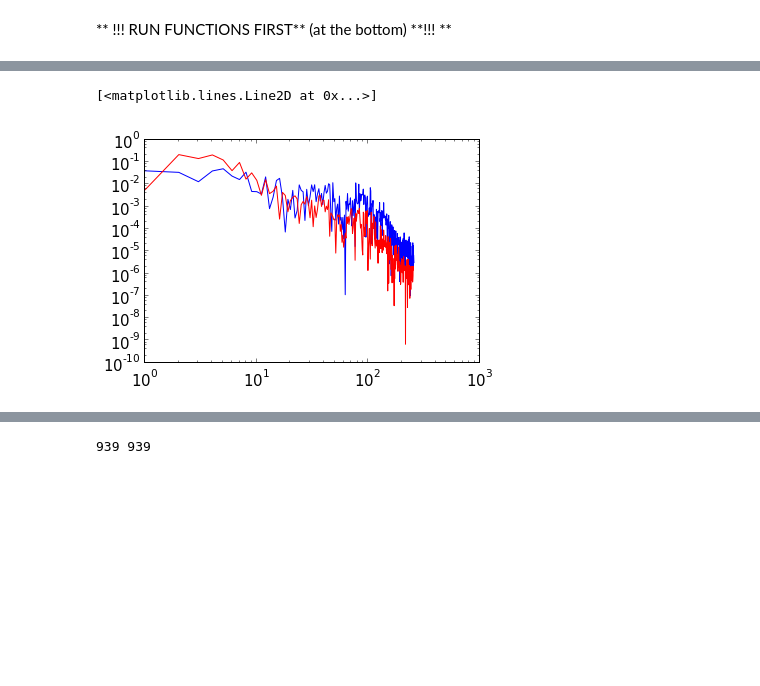
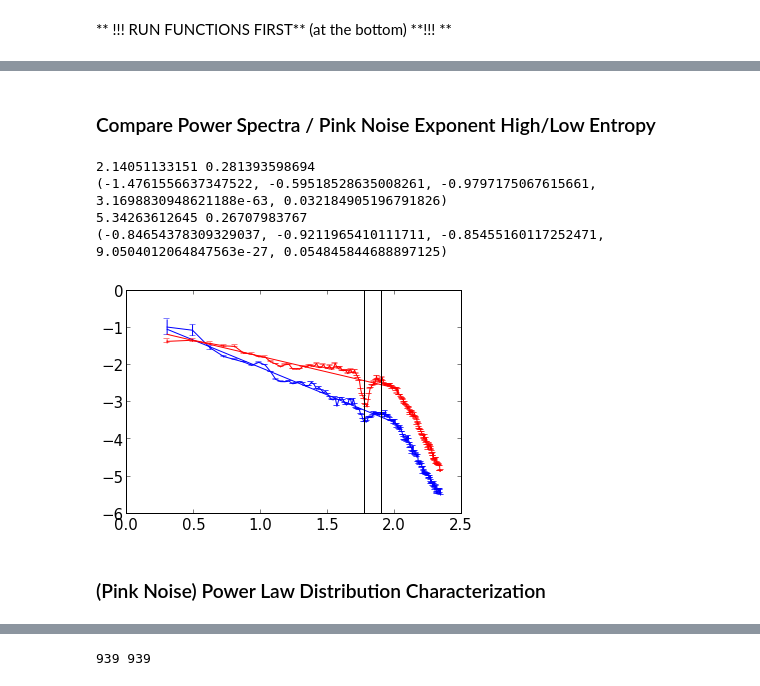
Before and after one commit to wazaahhh/hyperscanning, a Jupyter notebook: brainwaves_hyperscanning.ipynb, the cells around one changed output, grey strips where cells are left out. Cells and saved outputs as stored; diff of their text form; code cells hidden in the pictures; blank space fills up the shorter version.

```diff
--- a/brainwaves_hyperscanning.ipynb
+++ b/brainwaves_hyperscanning.ipynb
@@ -132,7 +104,52 @@ array([  1.48767961e-04,   6.18357858e-05])
-# %%
-i = 120
-loglog(ps0[i]/np.sum(ps0[i]),'b-')
-loglog(ps1[i]/np.sum(ps1[i]),'r-')
-# %% [output]
-[<matplotlib.lines.Line2D at 0x...>]
-[figure, removed]
+# %% [markdown]
+### Compare Power Spectra / Pink Noise Exponent High/Low Entropy
+# %%
+perc = 5
+i05 = np.array(dic['S']) < percentile(dic['S'],perc)
+i95 = np.array(dic['S']) > percentile(dic['S'],100-perc)
+
+ps0 = np.array(dic['spectra'])[i05]
+ps1 = np.array(dic['spectra'])[i95]
+
+xOutput = np.linspace(2,220,200)
+a0,s0 = avgPowerSpectrum(ps0,xOutput)
+a1,s1 = avgPowerSpectrum(ps1,xOutput)
+
+avg0 = np.mean(a0,0)
+avg1 = np.mean(a1,0)
+
+lx = np.log10(xOutput)
+ly0 = np.log10(avg0)
+ly1 = np.log10(avg1)
+
+std0 = np.std(a0,0)
+std1 = np.std(a1,0)
+
+c = lx < 2
+
+fit0 = stats.linregress(lx[c],ly0[c])
+fit1 = stats.linregress(lx[c],ly1[c])
+
+errorbar(lx,ly0,yerr=std0,color='b')
+plot(lx[c],lx[c]*fit0[0]+fit0[1],'b-')
+errorbar(lx,ly1,yerr=std1,color='r')
+plot(lx[c],lx[c]*fit1[0]+fit1[1],'r-')
+
+y = np.linspace(-6,0,50)
+x60 = np.zeros_like(y)+ np.log10(60)
+plot(x60,y,'k-')
+x80 = np.zeros_like(y)+ np.log10(80)
+plot(x80,y,'k-')
+
+print np.mean(s0),np.std(s0)
+print fit0
+print np.mean(s1),np.std(s1)
+print fit1
+# %% [output]
+2.14051133151 0.281393598694
+(-1.4761556637347522, -0.59518528635008261, -0.9797175067615661, 3.1698830948621188e-63, 0.032184905196791826)
+5.34263612645 0.26707983767
+(-0.84654378309329037, -0.9211965410111711, -0.85455160117252471, 9.0504012064847563e-27, 0.054845844688897125)
+[figure, added]
+# %% [markdown]
+### (Pink Noise) Power Law Distribution Characterization
```
Also changed, not shown: parts of 24 cells of this notebook.
